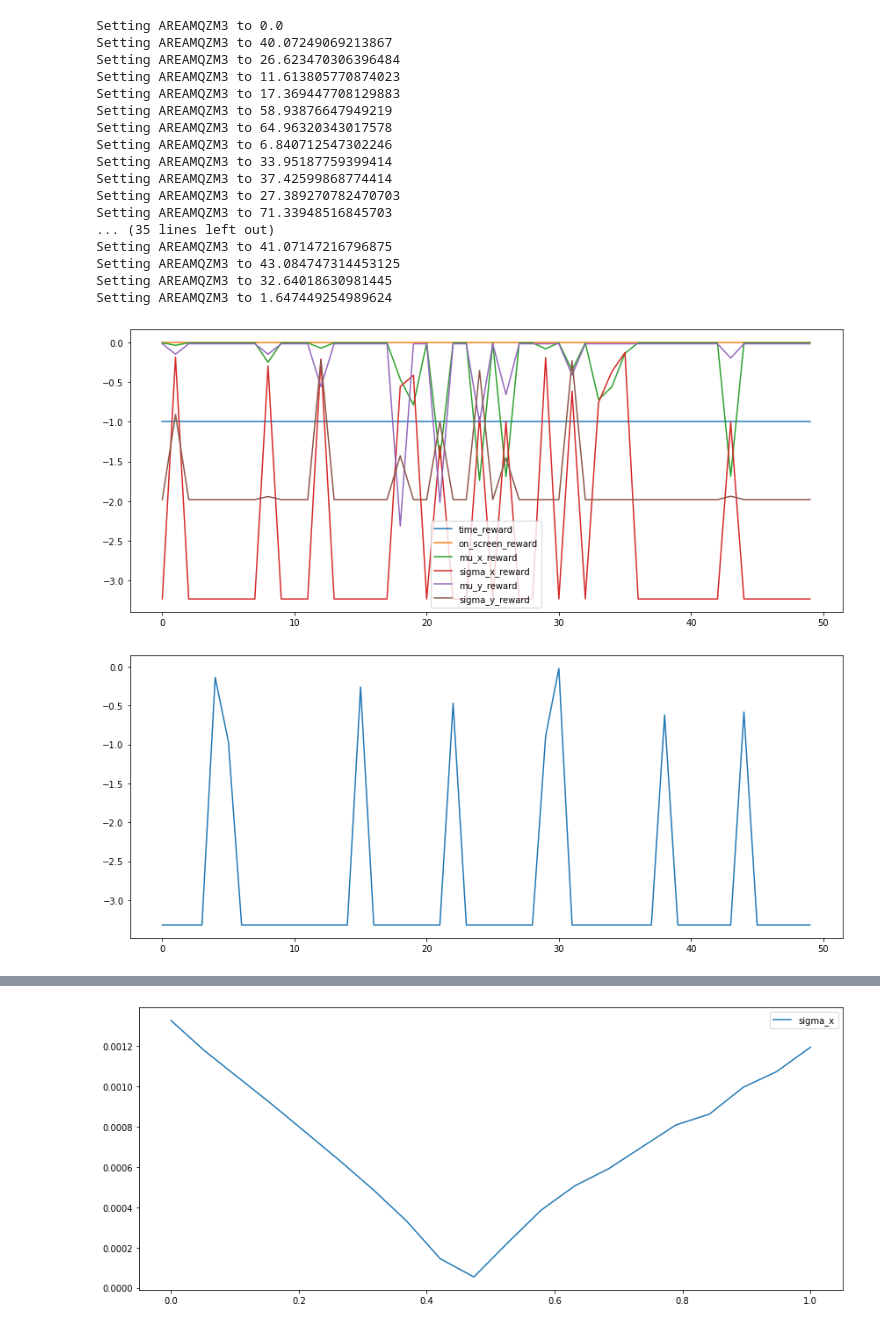
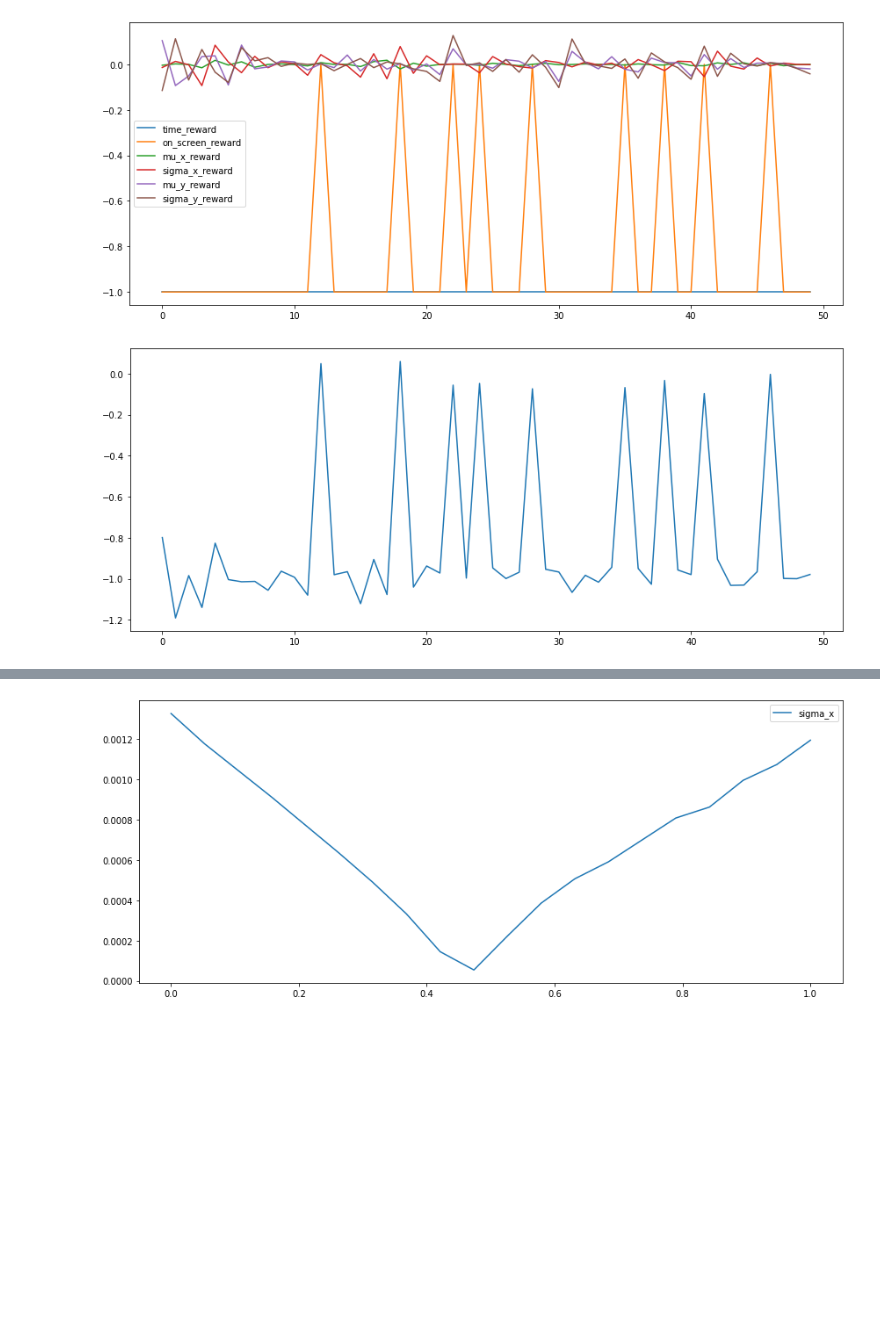
Before and after one commit to desy-ml/rl-vs-bo, a Jupyter notebook: test.ipynb, the cells around one changed output, grey strips where cells are left out. Cells and saved outputs as stored; diff of their text form; code cells hidden in the pictures; blank space fills up the shorter version.

```diff
--- a/test.ipynb
+++ b/test.ipynb
@@ -119,61 +53,44 @@ env.step(env.action_space.sample())
 # %%
-# env = ARESEA()
+env = ARESEACheetah()
 env = FilterAction(env, [0,1,3], replace=0)
 env = TimeLimit(env, 50)
 env = RecordData(env)
 env = RescaleAction(env, -1, 1)
 
 env.reset()
 done = False
 while not done:
     observation, reward, done, info = env.step(env.action_space.sample())
     env.render(mode="human")
 
 infos = unwrap_wrapper(env, RecordData).infos
 
 time_reward = [info["time_reward"] for info in infos]
 on_screen_reward = [info["on_screen_reward"] for info in infos]
 mu_x_reward = [info["mu_x_reward"] for info in infos]
 sigma_x_reward = [info["sigma_x_reward"] for info in infos]
 mu_y_reward = [info["mu_y_reward"] for info in infos]
 sigma_y_reward = [info["sigma_y_reward"] for info in infos]
 
 plt.figure(figsize=(12,5))
 plt.plot(time_reward, label="time_reward")
 plt.plot(on_screen_reward, label="on_screen_reward")
 plt.plot(mu_x_reward, label="mu_x_reward")
 plt.plot(sigma_x_reward, label="sigma_x_reward")
 plt.plot(mu_y_reward, label="mu_y_reward")
 plt.plot(sigma_y_reward, label="sigma_y_reward")
 plt.legend()
 plt.tight_layout()
 plt.show()
 # %% [output]
-Setting AREAMQZM3 to 0.0
-Setting AREAMQZM3 to 40.07249069213867
-Setting AREAMQZM3 to 26.623470306396484
-Setting AREAMQZM3 to 11.613805770874023
-Setting AREAMQZM3 to 17.369447708129883
-Setting AREAMQZM3 to 58.93876647949219
-Setting AREAMQZM3 to 64.96320343017578
-Setting AREAMQZM3 to 6.840712547302246
-Setting AREAMQZM3 to 33.95187759399414
-Setting AREAMQZM3 to 37.42599868774414
-Setting AREAMQZM3 to 27.389270782470703
-Setting AREAMQZM3 to 71.33948516845703
-... (35 lines left out)
-Setting AREAMQZM3 to 41.07147216796875
-Setting AREAMQZM3 to 43.084747314453125
-Setting AREAMQZM3 to 32.64018630981445
-Setting AREAMQZM3 to 1.647449254989624
-[figure, old version]
+[figure, new version]
 # %%
 plt.figure(figsize=(12,5))
 plt.plot(unwrap_wrapper(env, RecordData).rewards)
 plt.tight_layout()
 plt.show()
 # %% [output]
-[figure, old version]
+[figure, new version]
 # %%
 observations = unwrap_wrapper(env, RecordData).observations
 
```
Also changed, not shown: parts of 17 cells of this notebook, 1 other file.
